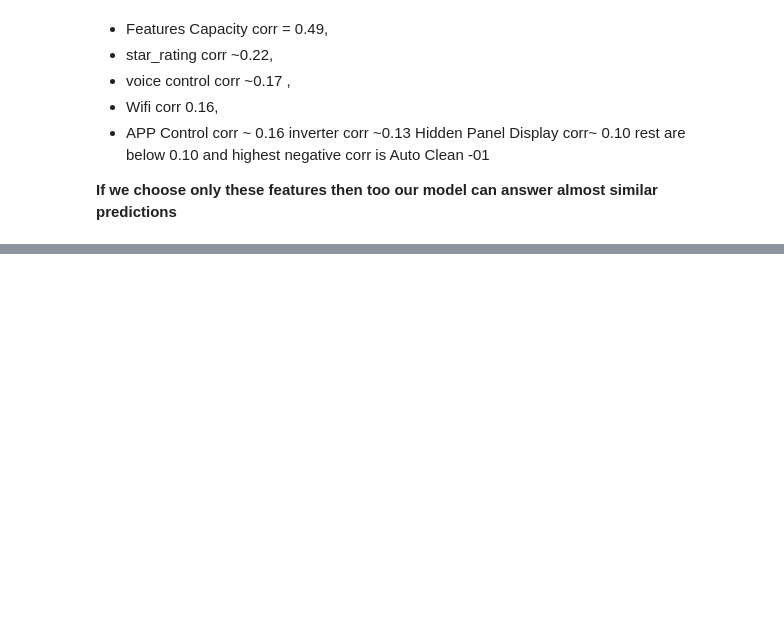
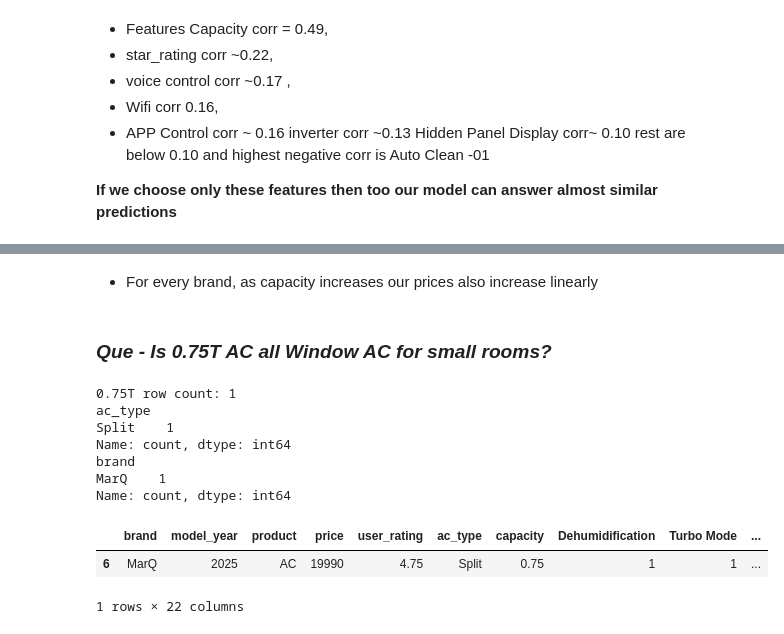
Before and after one commit to pradhumansoni/Home-Appliances-Pricing-Intelligence-Platform, a Jupyter notebook: notebooks/03.ac_eda.ipynb, the cells around one changed output, grey strips where cells are left out. Cells and saved outputs as stored; diff of their text form; code cells hidden in the pictures; blank space fills up the shorter version.

```diff
--- a/notebooks/03.ac_eda.ipynb
+++ b/notebooks/03.ac_eda.ipynb
@@ -788,0 +829,28 @@ Hidden Panel Display corr~ 0.10 rest are below 0.10 and highest negative corr is
+# %% [markdown]
+- For every brand, as capacity increases our prices also increase linearly
+# %% [markdown]
+### ***Que - Is 0.75T AC all Window AC for small rooms?***
+# %%
+# Investigate capacity = 0.75T
+# Count and inspect 0.75T rows
+print('0.75T row count:', (data['capacity'] == 0.75).sum())
+
+# Are they all window ACs?
+print(data[data['capacity'] == 0.75]['ac_type'].value_counts())
+
+# Which brands make 0.75T?
+print(data[data['capacity'] == 0.75]['brand'].value_counts())
+
+# The expensive one(s) — what are they?
+data[data['capacity'] == 0.75].sort_values('price', ascending=False).head(5)
+# %% [output]
+0.75T row count: 1
+ac_type
+Split    1
+Name: count, dtype: int64
+brand
+MarQ    1
+Name: count, dtype: int64
+|  | brand | model_year | product | price | user_rating | ac_type | capacity | Dehumidification | Turbo Mode | ... |
+| 6 | MarQ | 2025 | AC | 19990 | 4.75 | Split | 0.75 | 1 | 1 | ... |
+1 rows × 22 columns
```
Also changed, not shown: parts of 14 cells of this notebook, 3 other files.
